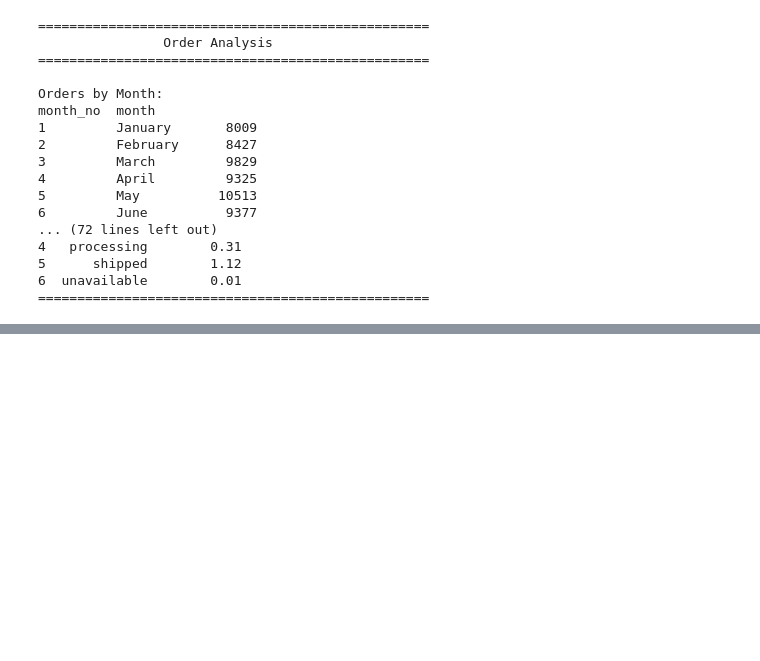
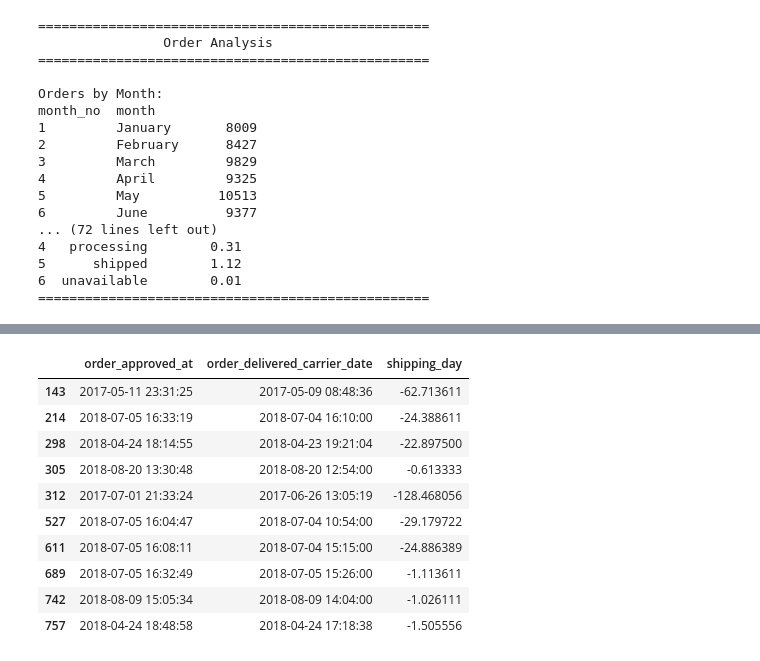
Before and after one commit to Rayyan-2205/ecommerce-sales-analytics, a Jupyter notebook: notebook/analysis.ipynb, the cells around one changed output, grey strips where cells are left out. Saved outputs shown, nothing was run; the diff lists cells and outputs as text; code cells hidden in the pictures; blank space fills up the shorter version.

```diff
--- a/notebook/analysis.ipynb
+++ b/notebook/analysis.ipynb
@@ -1477,0 +1740,6 @@ month_no  month
+# %%
+negative_shipping = master_df[
+    master_df["shipping_hours"] < 0
+]
+
+negative_shipping["order_status"].value_counts()
@@ -1477,0 +1763,20 @@ month_no  month
+# %%
+negative_shipping[
+    [
+        "order_approved_at",
+        "order_delivered_carrier_date",
+        "shipping_hours"
+    ]
+].head(10)
+# %% [output]
+|  | order_approved_at | order_delivered_carrier_date | shipping_day |
+| 143 | 2017-05-11 23:31:25 | 2017-05-09 08:48:36 | -62.713611 |
+| 214 | 2018-07-05 16:33:19 | 2018-07-04 16:10:00 | -24.388611 |
+| 298 | 2018-04-24 18:14:55 | 2018-04-23 19:21:04 | -22.897500 |
+| 305 | 2018-08-20 13:30:48 | 2018-08-20 12:54:00 | -0.613333 |
+| 312 | 2017-07-01 21:33:24 | 2017-06-26 13:05:19 | -128.468056 |
+| 527 | 2018-07-05 16:04:47 | 2018-07-04 10:54:00 | -29.179722 |
+| 611 | 2018-07-05 16:08:11 | 2018-07-04 15:15:00 | -24.886389 |
+| 689 | 2018-07-05 16:32:49 | 2018-07-05 15:26:00 | -1.113611 |
+| 742 | 2018-08-09 15:05:34 | 2018-08-09 14:04:00 | -1.026111 |
+| 757 | 2018-04-24 18:48:58 | 2018-04-24 17:18:38 | -1.505556 |
```
Also changed, not shown: parts of 36 cells of this notebook, 2 other files.
